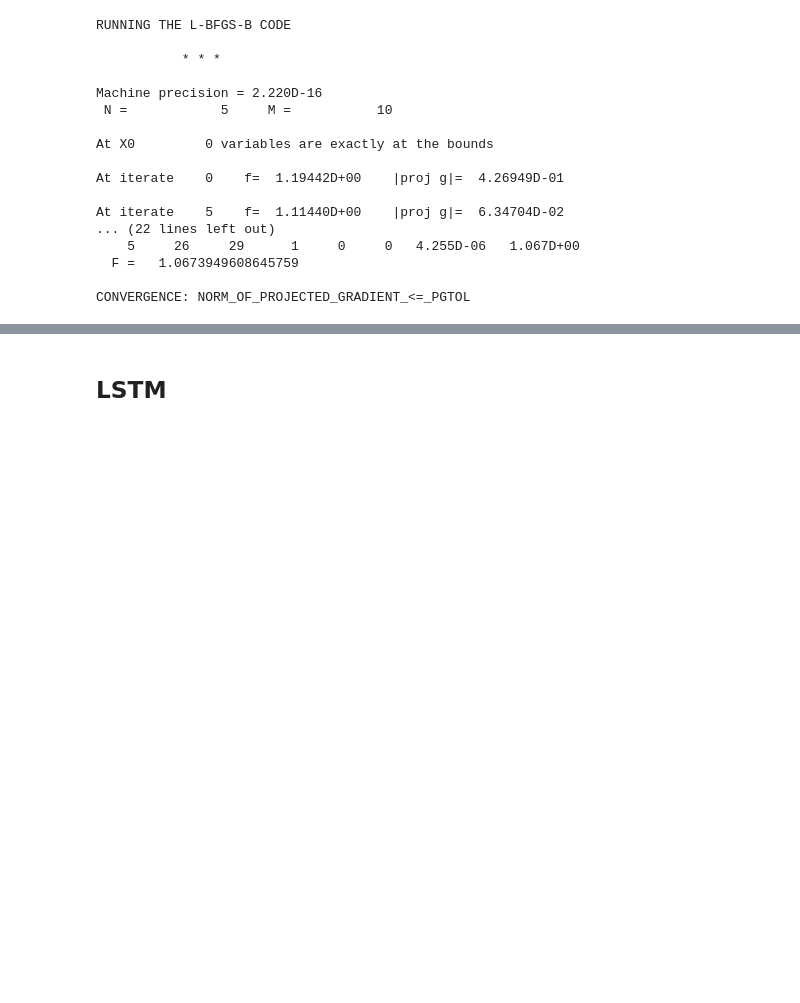
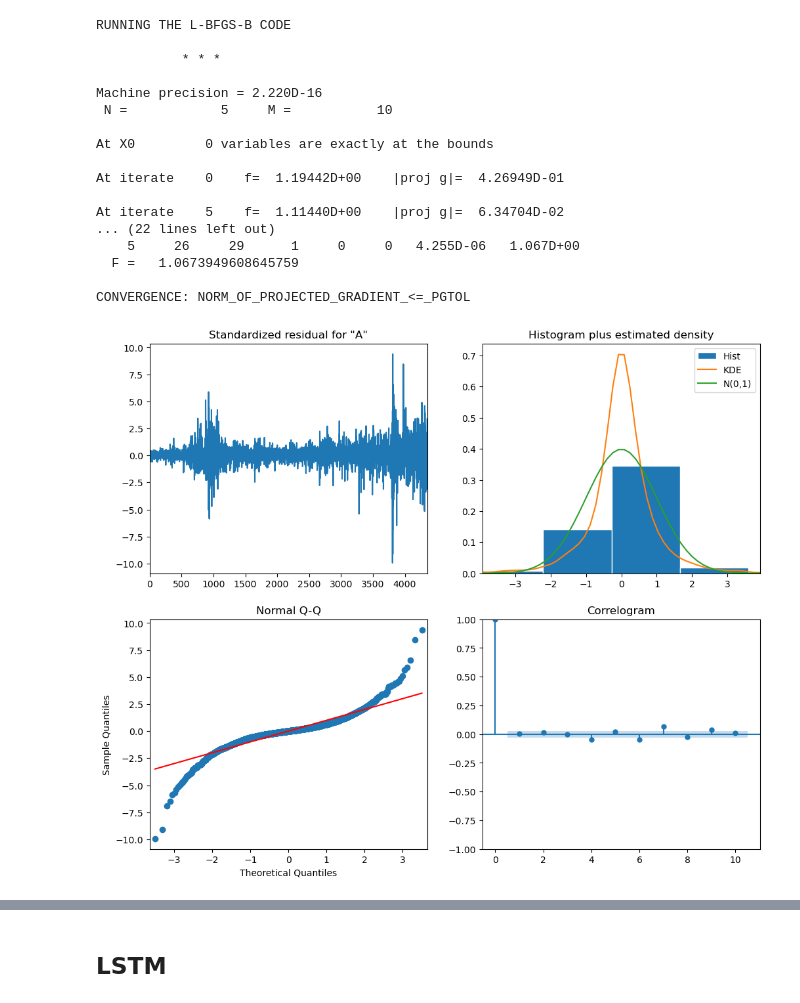
Before and after one commit to manasmaskar/Yfin_dataWrangling, a Jupyter notebook: MLAnalysis.ipynb, the cells around one changed output, grey strips where cells are left out. Cells and saved outputs as stored; diff of their text form; code cells hidden in the pictures; blank space fills up the shorter version.

```diff
--- a/MLAnalysis.ipynb
+++ b/MLAnalysis.ipynb
@@ -447,6 +446,11 @@ At iterate    5    f=  1.11440D+00    |proj g|=  6.34704D-02
   F =   1.0673949608645759
 
 CONVERGENCE: NORM_OF_PROJECTED_GRADIENT_<=_PGTOL
+# %%
+model_fit.plot_diagnostics(figsize=(12, 10))
+plt.show()
+# %% [output]
+[figure, added]
 # %%
 # Forecasted values for finance
 plt.figure(figsize=(10, 6))
```
Also changed, not shown: parts of 9 cells of this notebook, 1 other file.
